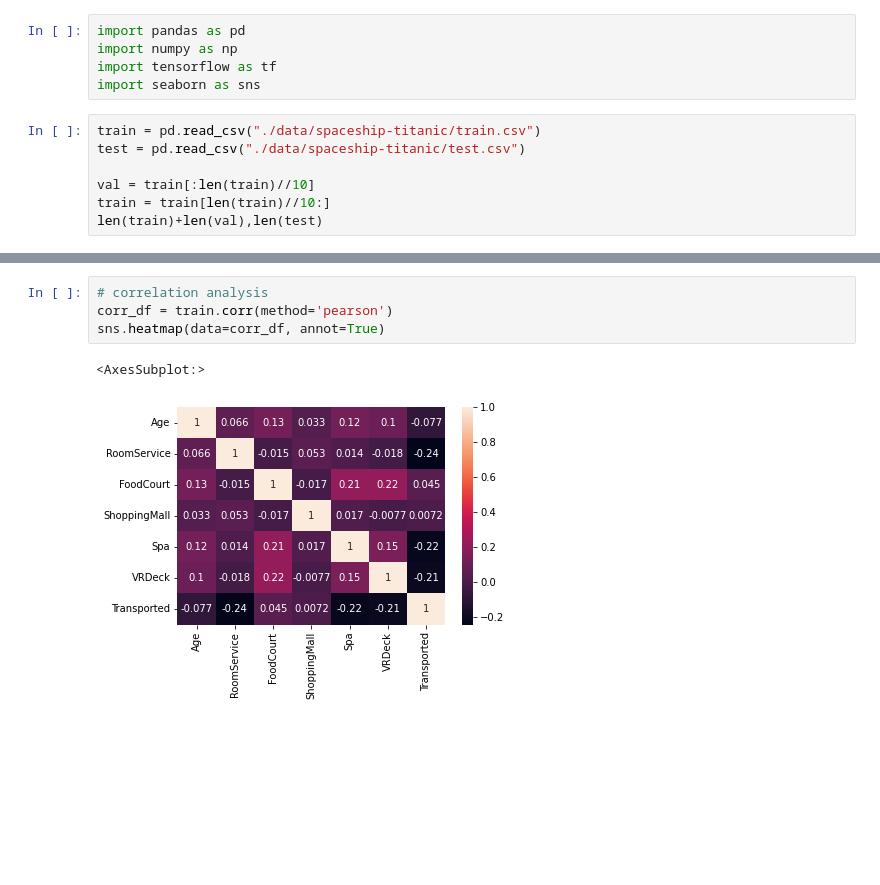
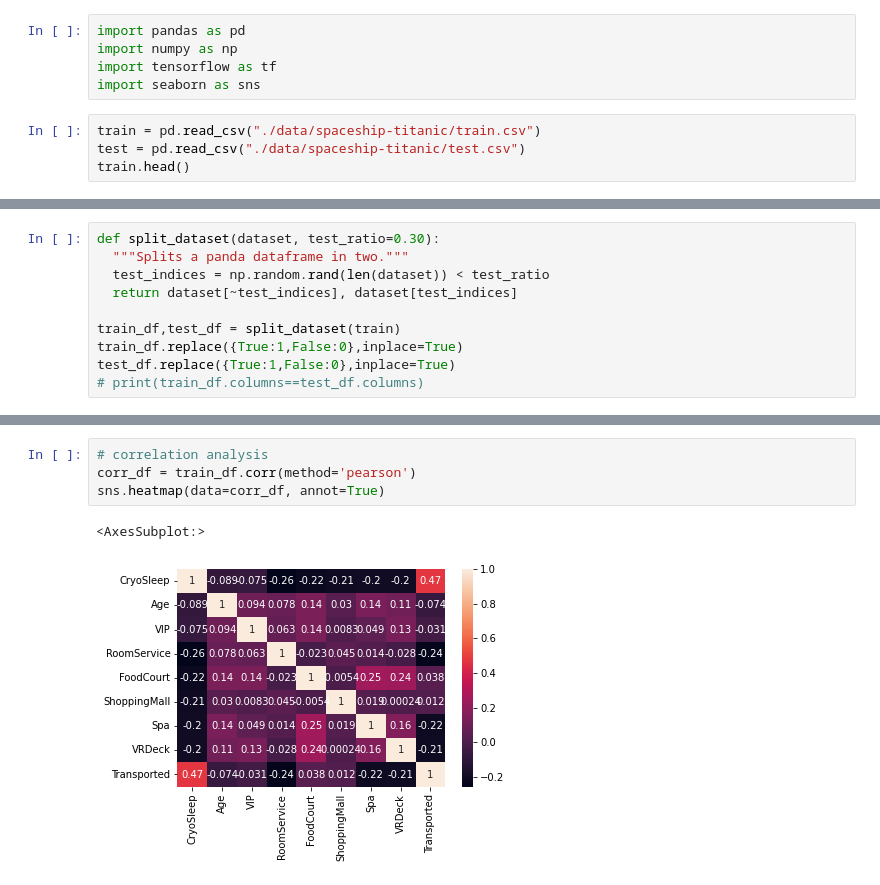
Before and after one commit to jhojin7/trying-ml, a Jupyter notebook: spaceship-titanic.ipynb, the cells around one changed output, grey strips where cells are left out. Cells and saved outputs as stored; diff of their text form; blank space fills up the shorter version.

```diff
--- a/spaceship-titanic.ipynb
+++ b/spaceship-titanic.ipynb
@@ -6,8 +6,5 @@ import seaborn as sns
 # %%
 train = pd.read_csv("./data/spaceship-titanic/train.csv")
 test = pd.read_csv("./data/spaceship-titanic/test.csv")
-
-val = train[:len(train)//10]
-train = train[len(train)//10:]
-len(train)+len(val),len(test)
+train.head()
 # %% [output]
@@ -57,0 +17,10 @@ train[train['Cabin'].notna()]
+# %%
+def split_dataset(dataset, test_ratio=0.30):
+  """Splits a panda dataframe in two."""
+  test_indices = np.random.rand(len(dataset)) < test_ratio
+  return dataset[~test_indices], dataset[test_indices]
+
+train_df,test_df = split_dataset(train)
+train_df.replace({True:1,False:0},inplace=True)
+test_df.replace({True:1,False:0},inplace=True)
+# print(train_df.columns==test_df.columns)
@@ -58,7 +36,7 @@ train[train['Cabin'].notna()]
 # %%
 # correlation analysis
-corr_df = train.corr(method='pearson')
+corr_df = train_df.corr(method='pearson')
 sns.heatmap(data=corr_df, annot=True)
 # %% [output]
 <AxesSubplot:>
-[figure, old version]
+[figure, new version]
```
Also changed, not shown: parts of 6 cells of this notebook.
